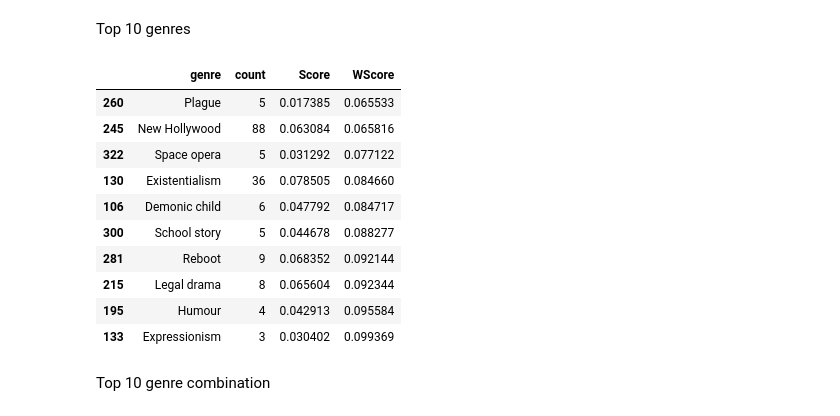
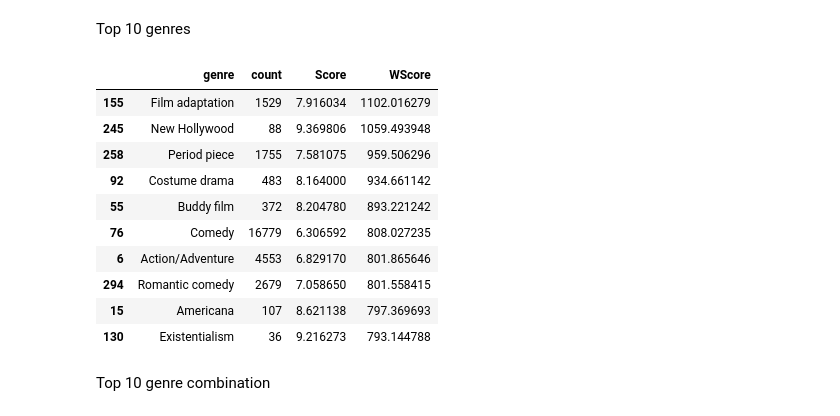
Before and after one commit to epfl-ada/ada-2022-project-theadaholics, a Jupyter notebook: main.ipynb, the cells around one changed output. Cells and saved outputs as stored; diff of their text form; code cells hidden in the pictures.

```diff
--- a/main.ipynb
+++ b/main.ipynb
@@ -1137,49 +1142,12 @@ where:
 def weighted_rating(df, column_score, column_nmb_movies, new_column): # Alternative VERSION
     R = df[column_score]
     v = df[column_nmb_movies]
-    nmb_votes = df[column_nmb_movies].sum()
-    WR = R*v / nmb_votes
+    m = df[column_nmb_movies].sum()
+
+    WR = R**4 * (v/m)**0.25
 
     df[new_column] = WR # Update score column
     return df
-# %%
-def weighted_rating(df, column_score, column_nmb_movies, new_column):
-    R = df[column_score]
-    v = df[column_nmb_movies]
-    m = df[column_nmb_movies].min()
-    C = df[column_score].mean()
-    WR = (1/v) * R + (1/(v**2)) * C
-    WR = WR / WR.min() # Trick to have scores starting at 1
-    df[new_column] = WR # Update score column
-    return df
-# %%
-def weighted_rating(df, column_score, column_nmb_movies, new_column):
-    R = df[column_score]
-    v = df[column_nmb_movies]
-    m = df[column_nmb_movies].min()
-    C = df[column_score].mean()
-    WR = (v/(v+m)) * R + (m/(v+m)) * C
-    #WR = WR / WR.min() # Trick to have scores starting at 1
-    df[new_column] = WR # Update score column
-    return df
-# %%
-def weighted_rating(df, column_score, column_nmb_movies, new_column):
-    # weighted score = (mean score of feature i / mean score of all features) * (number of movies with feature i / total number of movies with score i)
-    R = df[column_score].values
-    v = df[column_nmb_movies].values
-    m = df[column_nmb_movies].sum()
-    C = df[column_score].mean()
-    df['Score_rounded'] = df[column_score].round(decimals=1)
-    gp = df.groupby('Score_rounded').sum()
-    k = gp.loc[df.Score_rounded,'num_movies'].values # number of movies with score i
-
-    WR = R/C * v/k
-    #WR = WR / WR.min() # Trick to have scores starting at 1
-    df[new_column] = WR # Update score column
-
-    df.drop('Score_rounded',axis=1,inplace=True)
-    del gp
-    return df
 # %% [markdown]
 #### Added value of actor pairs
 # %%
@@ -1387,20 +1330,20 @@ genre_pairs_score = weighted_rating(genre_pairs_score, 'Score', 'num_movies', 'W
 # %% [markdown]
 Top 10 genres
 # %%
-genre_score.sort_values(by='WScore',inplace=True)
+genre_score.sort_values(by='WScore',inplace=True, ascending=False)
 genre_score.head(10)
 # %% [output]
 |  | genre | count | Score | WScore |
-| 260 | Plague | 5 | 0.017385 | 0.065533 |
-| 245 | New Hollywood | 88 | 0.063084 | 0.065816 |
-| 322 | Space opera | 5 | 0.031292 | 0.077122 |
-| 130 | Existentialism | 36 | 0.078505 | 0.084660 |
-| 106 | Demonic child | 6 | 0.047792 | 0.084717 |
-| 300 | School story | 5 | 0.044678 | 0.088277 |
-| 281 | Reboot | 9 | 0.068352 | 0.092144 |
-| 215 | Legal drama | 8 | 0.065604 | 0.092344 |
-| 195 | Humour | 4 | 0.042913 | 0.095584 |
-| 133 | Expressionism | 3 | 0.030402 | 0.099369 |
+| 155 | Film adaptation | 1529 | 7.916034 | 1102.016279 |
+| 245 | New Hollywood | 88 | 9.369806 | 1059.493948 |
+| 258 | Period piece | 1755 | 7.581075 | 959.506296 |
+| 92 | Costume drama | 483 | 8.164000 | 934.661142 |
+| 55 | Buddy film | 372 | 8.204780 | 893.221242 |
+| 76 | Comedy | 16779 | 6.306592 | 808.027235 |
+| 6 | Action/Adventure | 4553 | 6.829170 | 801.865646 |
+| 294 | Romantic comedy | 2679 | 7.058650 | 801.558415 |
+| 15 | Americana | 107 | 8.621138 | 797.369693 |
+| 130 | Existentialism | 36 | 9.216273 | 793.144788 |
 # %% [markdown]
 Top 10 genre combination
 # %%
```
Also changed, not shown: parts of 23 cells of this notebook, 2 other files.
